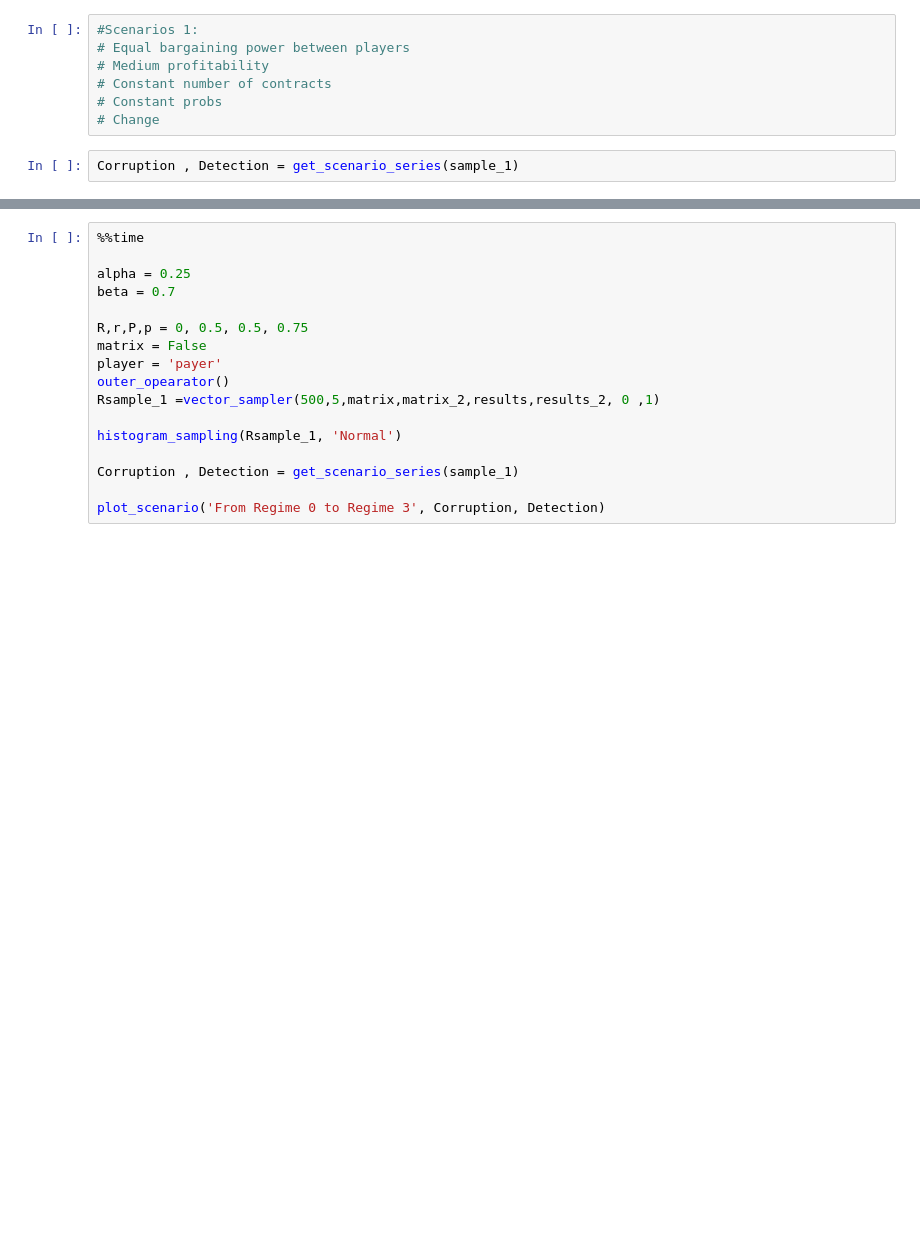
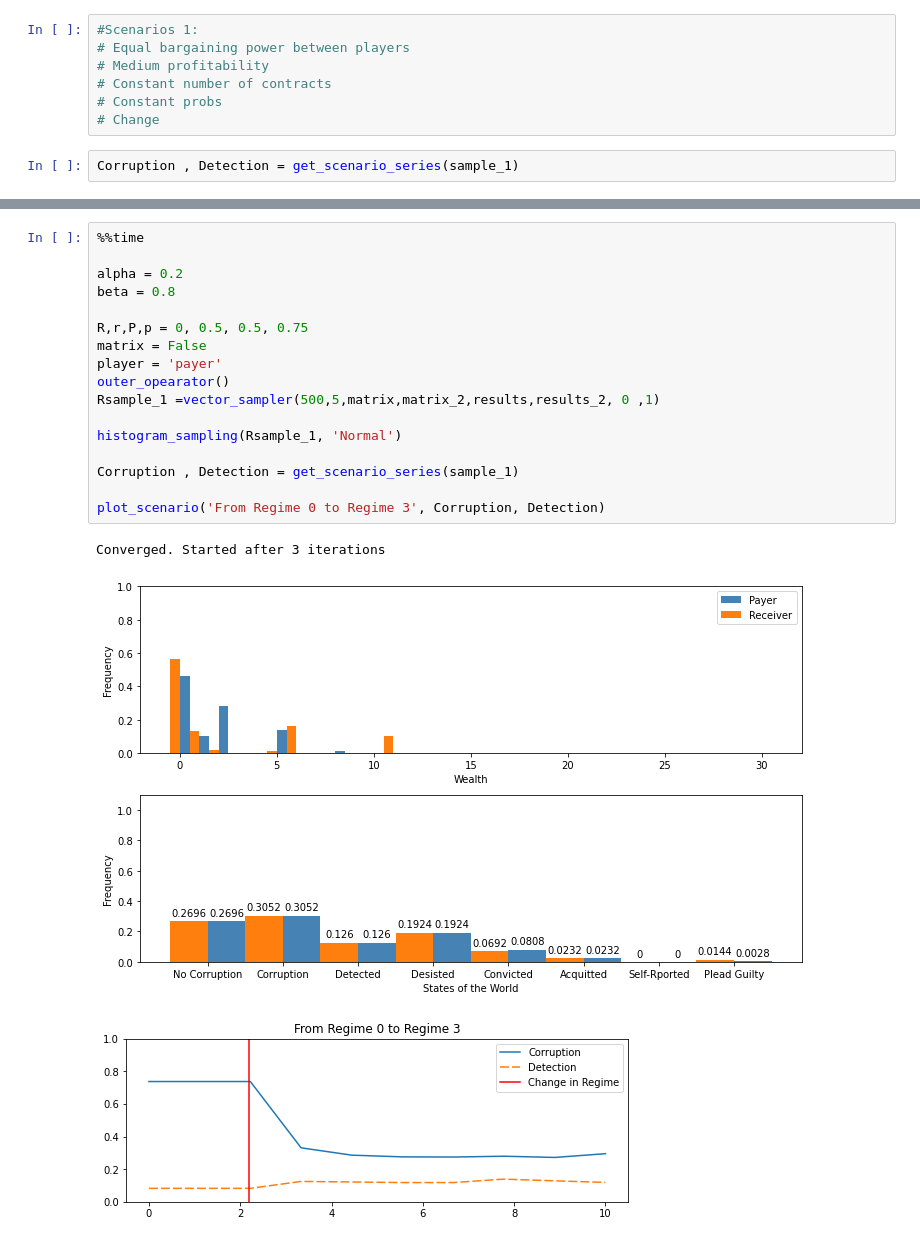
Before and after one commit to caxaxa/Corruption_Game, a Jupyter notebook: Corruption_game_leniency_and_non_trial_resolutions.ipynb, the cells around one changed output, grey strips where cells are left out. Saved outputs shown, nothing was run; the diff lists cells and outputs as text; blank space fills up the shorter version.

```diff
--- a/Corruption_game_leniency_and_non_trial_resolutions.ipynb
+++ b/Corruption_game_leniency_and_non_trial_resolutions.ipynb
@@ -1722,17 +1718,21 @@ Wall time: 50min 14s
 # %%
 %%time
 
-alpha = 0.25
-beta = 0.7
+alpha = 0.2
+beta = 0.8
 
 R,r,P,p = 0, 0.5, 0.5, 0.75
 matrix = False
 player = 'payer'
 outer_opearator()
 Rsample_1 =vector_sampler(500,5,matrix,matrix_2,results,results_2, 0 ,1)
 
 histogram_sampling(Rsample_1, 'Normal')
 
 Corruption , Detection = get_scenario_series(sample_1)
 
 plot_scenario('From Regime 0 to Regime 3', Corruption, Detection)
+# %% [output]
+Converged. Started after 3 iterations
+[figure, added]
+[figure, added]
```
Also changed, not shown: parts of 20 cells of this notebook, 43 other files.
